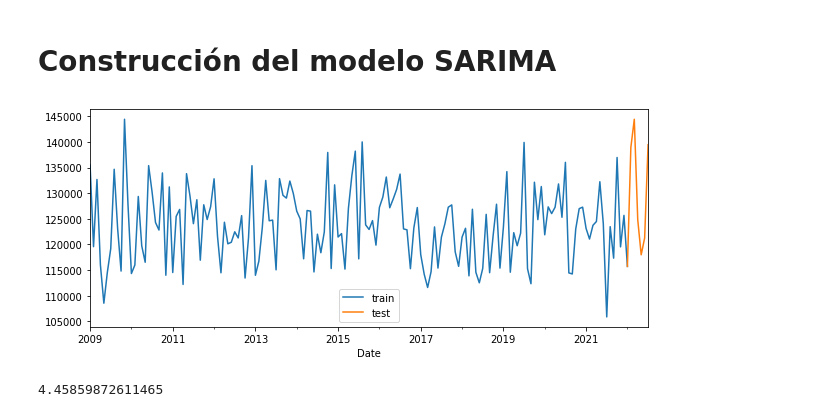
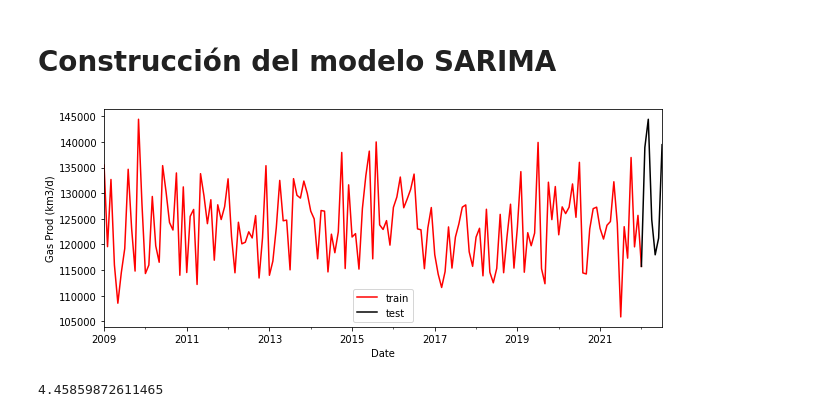
Before and after one commit to contepablod/SARIMAOilandGasPrediction, a Jupyter notebook: Predicción_Producción_Gas_Argentina.ipynb, the cells around one changed output. Drawn from its saved outputs; the diff is of its cells as text; code cells hidden in the pictures.

```diff
--- a/Predicción_Producción_Gas_Argentina.ipynb
+++ b/Predicción_Producción_Gas_Argentina.ipynb
@@ -146,12 +148,13 @@ plt.show()
 train = datos.loc[:'2022-1-1','TotalGas']
 test = datos.loc['2022-1-1':,'TotalGas']
 # %%
-train.plot(label = 'train', figsize =(10,4))
-test.plot(label = 'test', figsize =(10,4))
+train.plot(label = 'train', figsize =(10,4), color='red')
+test.plot(label = 'test', figsize =(10,4), color='black')
+plt.ylabel('Gas Prod (km3/d)')
 plt.legend()
 plt.show()
 # %% [output]
-[figure, old version]
+[figure, new version]
 # %%
 100*len(test)/len(train)
 # %% [output]
```
Also changed, not shown: parts of 6 cells of this notebook, 3 other files.
